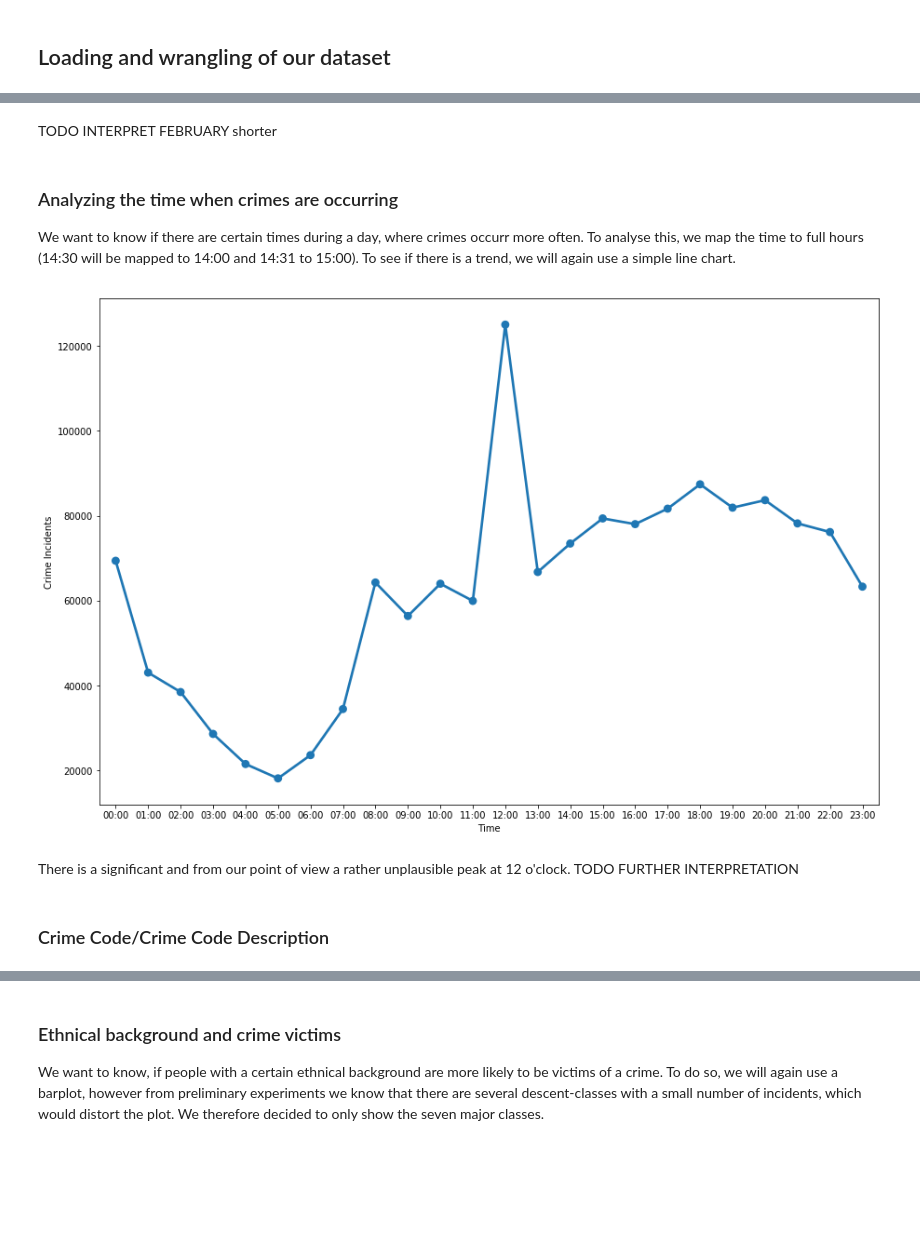
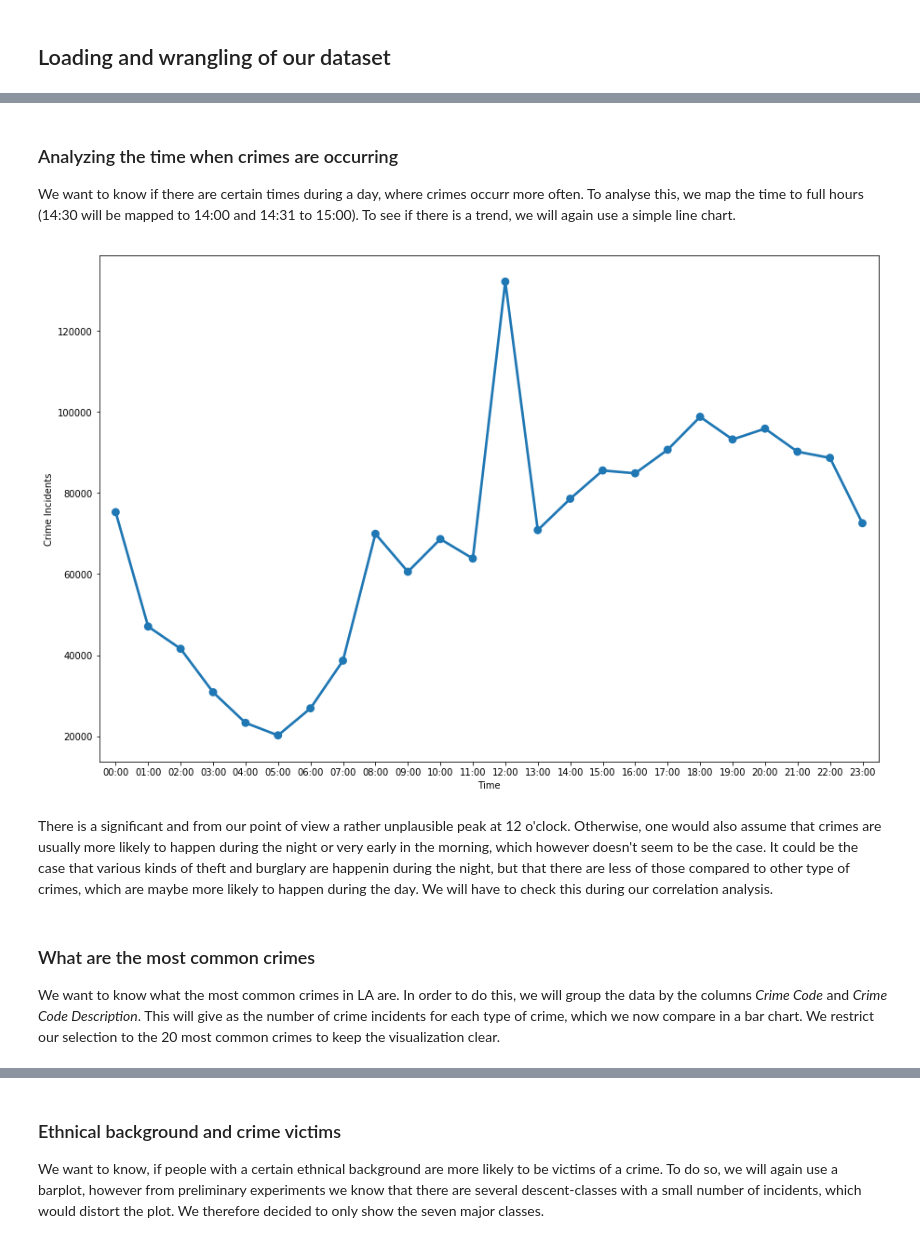
Before and after one commit to AlexUserForVA/VA_LACrimes, a Jupyter notebook: va_project_henkel_moser.ipynb, the cells around one changed output, grey strips where cells are left out. Drawn from its saved outputs; the diff is of its cells as text; code cells hidden in the pictures; blank space fills up the shorter version.

```diff
--- a/va_project_henkel_moser.ipynb
+++ b/va_project_henkel_moser.ipynb
@@ -13,5 +30,6 @@ import gmplot
 ## Loading and wrangling of our dataset
 # %%
 # load the dataset
-crimes = pd.read_csv('crime_data.csv')
+# crimes = pd.read_csv('crime_data.csv')
+crimes = pd.read_pickle('cleaned_crime_dump')
 # %% [markdown]
@@ -166,5 +214,3 @@ ax.set_xticklabels(['January', 'February', 'March', 'April', 'May', 'June', 'Jul
-# %% [markdown]
-TODO INTERPRET FEBRUARY shorter
 # %% [markdown]
 ### Analyzing the time when crimes are occurring
 
@@ -192,17 +219,22 @@ grouped_time = pd.DataFrame({'Crime Incidents' : grouped_time.size()}).reset_ind
 # %%
+
+grouped_time = crimes.groupby('Time Occurred')
+grouped_time = pd.DataFrame({'Crime Incidents' : grouped_time.size()}).reset_index()
+
 plt.figure(figsize=(15,10))
 ax = sns.pointplot(x="Time Occurred", y="Crime Incidents", data=grouped_time)
 ax.set_xlabel('Time')
 
 ax.set_xticklabels(['00:00', '01:00', '02:00', '03:00', '04:00', '05:00', '06:00', '07:00', '08:00', '09:00', '10:00', '11:00',
                     '12:00', '13:00', '14:00', '15:00', '16:00', '17:00', '18:00', '19:00', '20:00', '21:00', '22:00', '23:00']);
 # %% [output]
-[figure, old version]
+[figure, new version]
-# %% [markdown]
-There is a significant and from our point of view a rather unplausible peak at 12 o'clock.
-TODO FURTHER INTERPRETATION
-# %% [markdown]
-### Crime Code/Crime Code Description
+# %% [markdown]
+There is a significant and from our point of view a rather unplausible peak at 12 o'clock.
+Otherwise, one would also assume that crimes are usually more likely to happen during the night or very early in the morning, which however doesn't seem to be the case. It could be the case that various kinds of theft and burglary are happenin during the night, but that there are less of those compared to other type of crimes, which are maybe more likely to happen during the day. We will have to check this during our correlation analysis.
+# %% [markdown]
+### What are the most common crimes
+We want to know what the most common crimes in LA are. In order to do this, we will group the data by the columns *Crime Code* and *Crime Code Description*. This will give as the number of crime incidents for each type of crime, which we now compare in a bar chart. We restrict our selection to the 20 most common crimes to keep the visualization clear.
 # %%
 grouped_crimes = crimes[['Crime Code', 'Crime Code Description']].sort_values(['Crime Code']).groupby(['Crime Code', 'Crime Code Description'])
 
```
Also changed, not shown: parts of 85 cells of this notebook.
